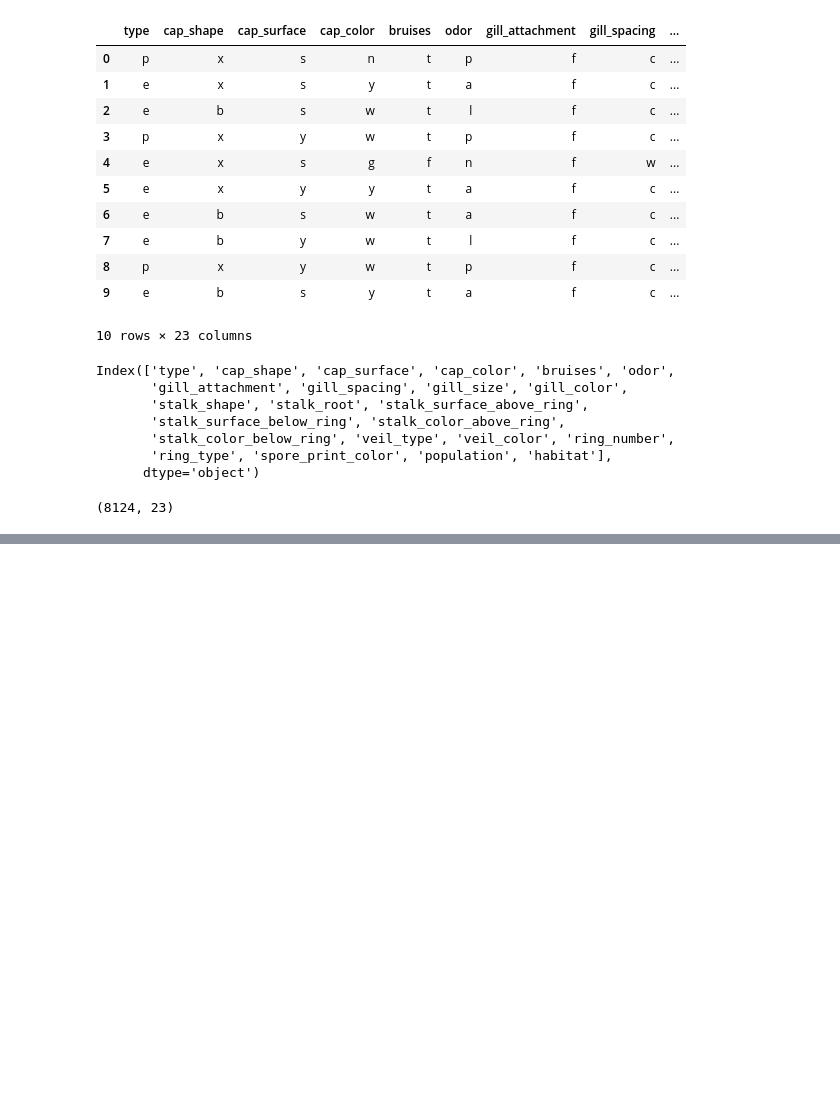
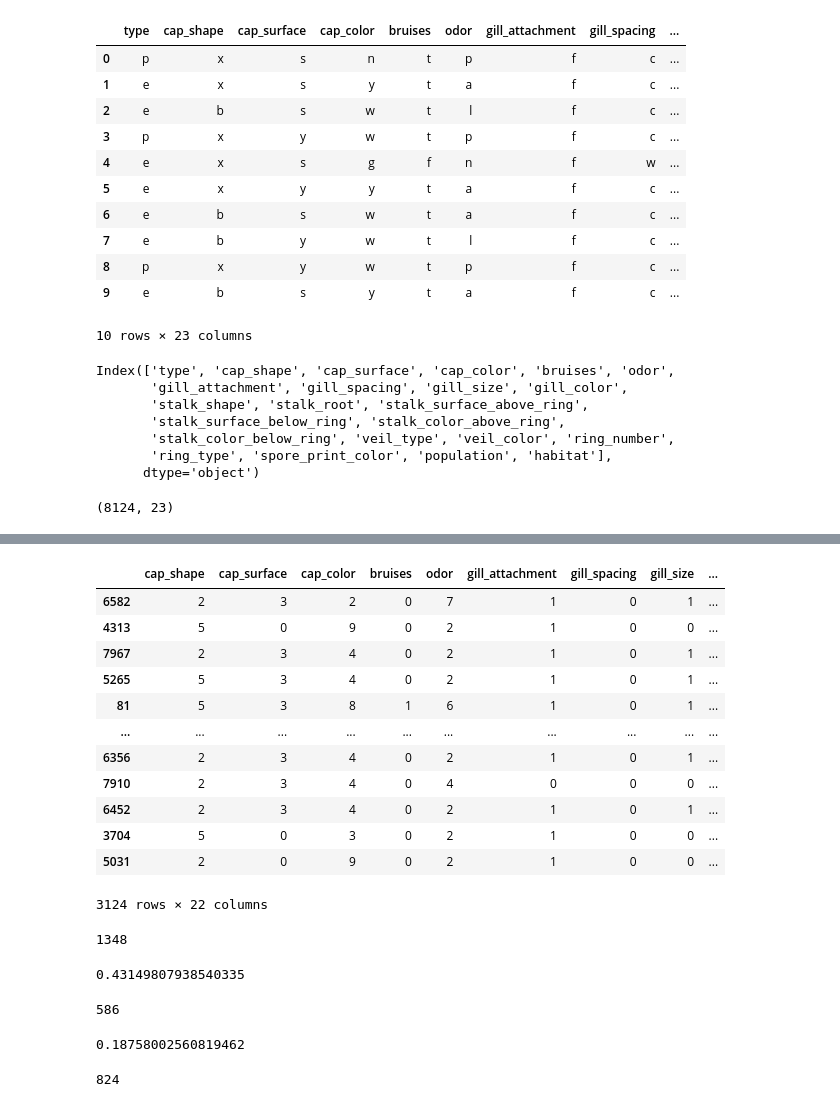
Before and after one commit to HemaGarima/Machine-Learning, a Jupyter notebook: Naive_Bayes.ipynb, the cells around one changed output, grey strips where cells are left out. Saved outputs shown, nothing was run; the diff lists cells and outputs as text; code cells hidden in the pictures; blank space fills up the shorter version.

Commit message:
Dataset which identifies that the mushrooms are poisonous or non-poisonous

```diff
--- a/Naive_Bayes.ipynb
+++ b/Naive_Bayes.ipynb
@@ -50,0 +69,3 @@ df.shape
+# %%
+Y = mushroom['type']
+Y
@@ -50,0 +85,3 @@ df.shape
+# %%
+X = mushroom.drop(columns=['type'])
+X.head()
@@ -50,0 +98,2 @@ df.shape
+# %%
+X_train , X_test , Y_train , Y_test = train_test_split(X,Y,test_size=0.2)
@@ -50,0 +161,39 @@ df.shape
+# %%
+# All poisonous mushrooms
+poison_mushrooms = X_train[Y_train == 1]
+# %%
+poison_mushrooms
+# %% [output]
+|  | cap_shape | cap_surface | cap_color | bruises | odor | gill_attachment | gill_spacing | gill_size | ... |
+| 6582 | 2 | 3 | 2 | 0 | 7 | 1 | 0 | 1 | ... |
+| 4313 | 5 | 0 | 9 | 0 | 2 | 1 | 0 | 0 | ... |
+| 7967 | 2 | 3 | 4 | 0 | 2 | 1 | 0 | 1 | ... |
+| 5265 | 5 | 3 | 4 | 0 | 2 | 1 | 0 | 1 | ... |
+| 81 | 5 | 3 | 8 | 1 | 6 | 1 | 0 | 1 | ... |
+| ... | ... | ... | ... | ... | ... | ... | ... | ... | ... |
+| 6356 | 2 | 3 | 4 | 0 | 2 | 1 | 0 | 1 | ... |
+| 7910 | 2 | 3 | 4 | 0 | 4 | 0 | 0 | 0 | ... |
+| 6452 | 2 | 3 | 4 | 0 | 2 | 1 | 0 | 1 | ... |
+| 3704 | 5 | 0 | 3 | 0 | 2 | 1 | 0 | 0 | ... |
+| 5031 | 2 | 0 | 9 | 0 | 2 | 1 | 0 | 0 | ... |
+3124 rows × 22 columns
+# %%
+(poison_mushrooms['cap_shape'] == 5).sum()
+# %% [output]
+1348
+# %%
+(poison_mushrooms['cap_shape'] == 5).sum()/3124
+# %% [output]
+0.43149807938540335
+# %%
+(poison_mushrooms['cap_surface'] == 0).sum()
+# %% [output]
+586
+# %%
+(poison_mushrooms['cap_surface'] == 0).sum()/3124
+# %% [output]
+0.18758002560819462
+# %%
+(poison_mushrooms['cap_color'] == 4).sum()
+# %% [output]
+824
```
Also changed, not shown: parts of 30 cells of this notebook.
